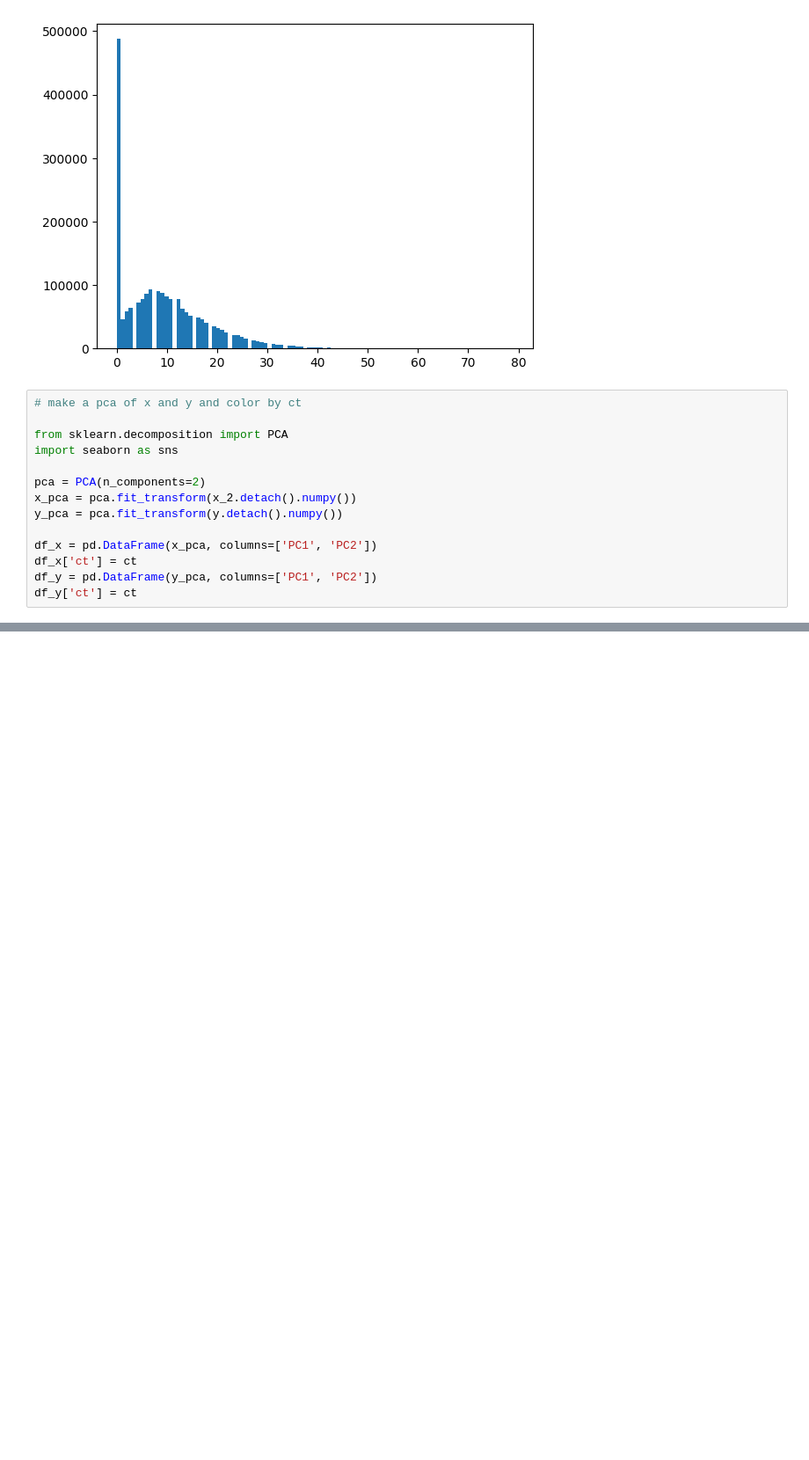
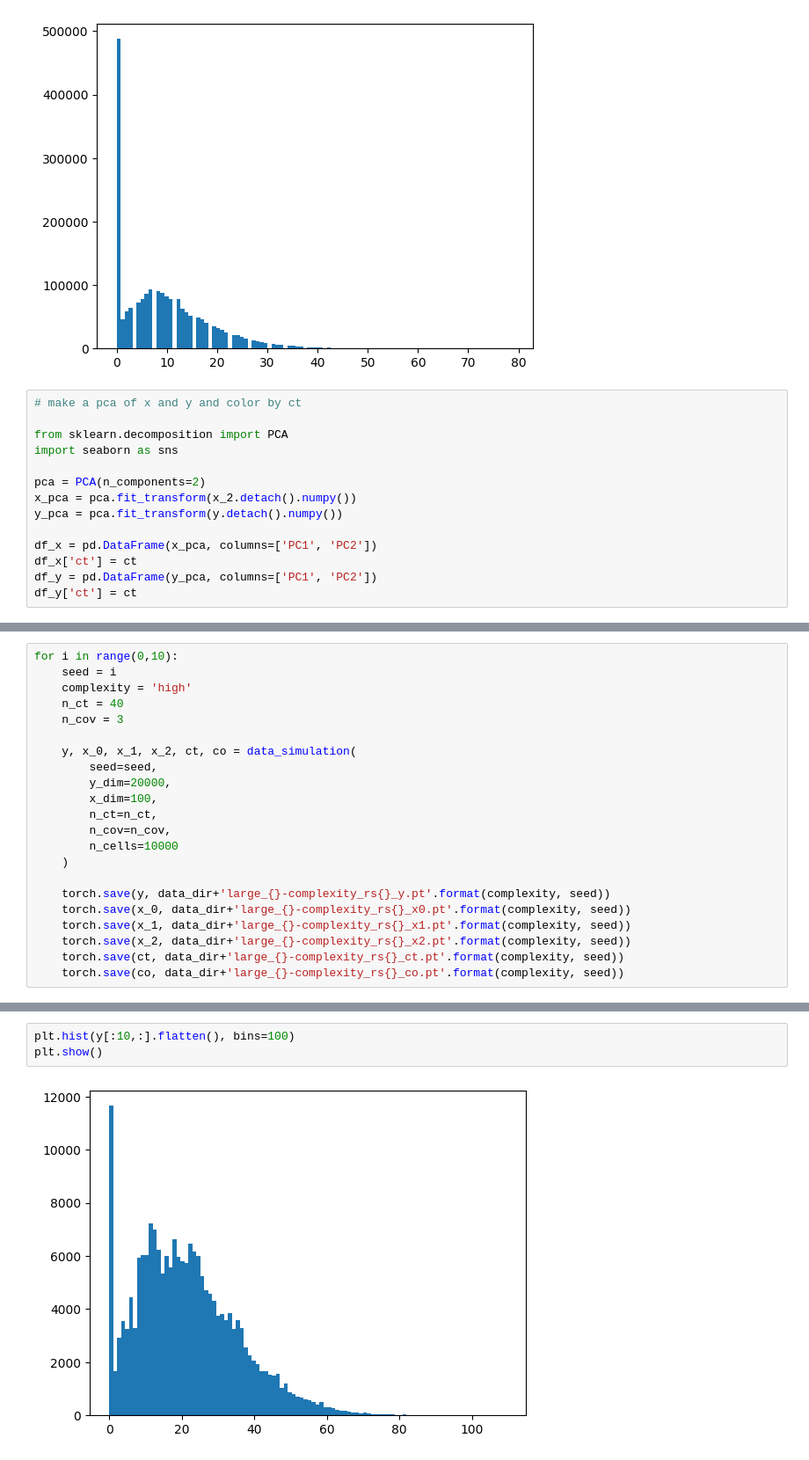
Before and after one commit to viktoriaschuster/interpreting_omics_models, a Jupyter notebook: 02_experiments/simulation/larger_simulation_data.ipynb, the cells around one changed output, grey strips where cells are left out. Shown at 88% size. Drawn from its saved outputs; the diff is of its cells as text; blank space fills up the shorter version.

```diff
--- a/02_experiments/simulation/larger_simulation_data.ipynb
+++ b/02_experiments/simulation/larger_simulation_data.ipynb
@@ -163,0 +360,22 @@ plt.show()
+# %%
+for i in range(0,10):
+    seed = i
+    complexity = 'high'
+    n_ct = 40
+    n_cov = 3
+
+    y, x_0, x_1, x_2, ct, co = data_simulation(
+        seed=seed,
+        y_dim=20000,
+        x_dim=100,
+        n_ct=n_ct,
+        n_cov=n_cov,
+        n_cells=10000
+    )
+
+    torch.save(y, data_dir+'large_{}-complexity_rs{}_y.pt'.format(complexity, seed))
+    torch.save(x_0, data_dir+'large_{}-complexity_rs{}_x0.pt'.format(complexity, seed))
+    torch.save(x_1, data_dir+'large_{}-complexity_rs{}_x1.pt'.format(complexity, seed))
+    torch.save(x_2, data_dir+'large_{}-complexity_rs{}_x2.pt'.format(complexity, seed))
+    torch.save(ct, data_dir+'large_{}-complexity_rs{}_ct.pt'.format(complexity, seed))
+    torch.save(co, data_dir+'large_{}-complexity_rs{}_co.pt'.format(complexity, seed))
@@ -163,0 +415,5 @@ plt.show()
+# %%
+plt.hist(y[:10,:].flatten(), bins=100)
+plt.show()
+# %% [output]
+[figure, added]
```
Also changed, not shown: parts of 27 cells of this notebook, 20 other files.
